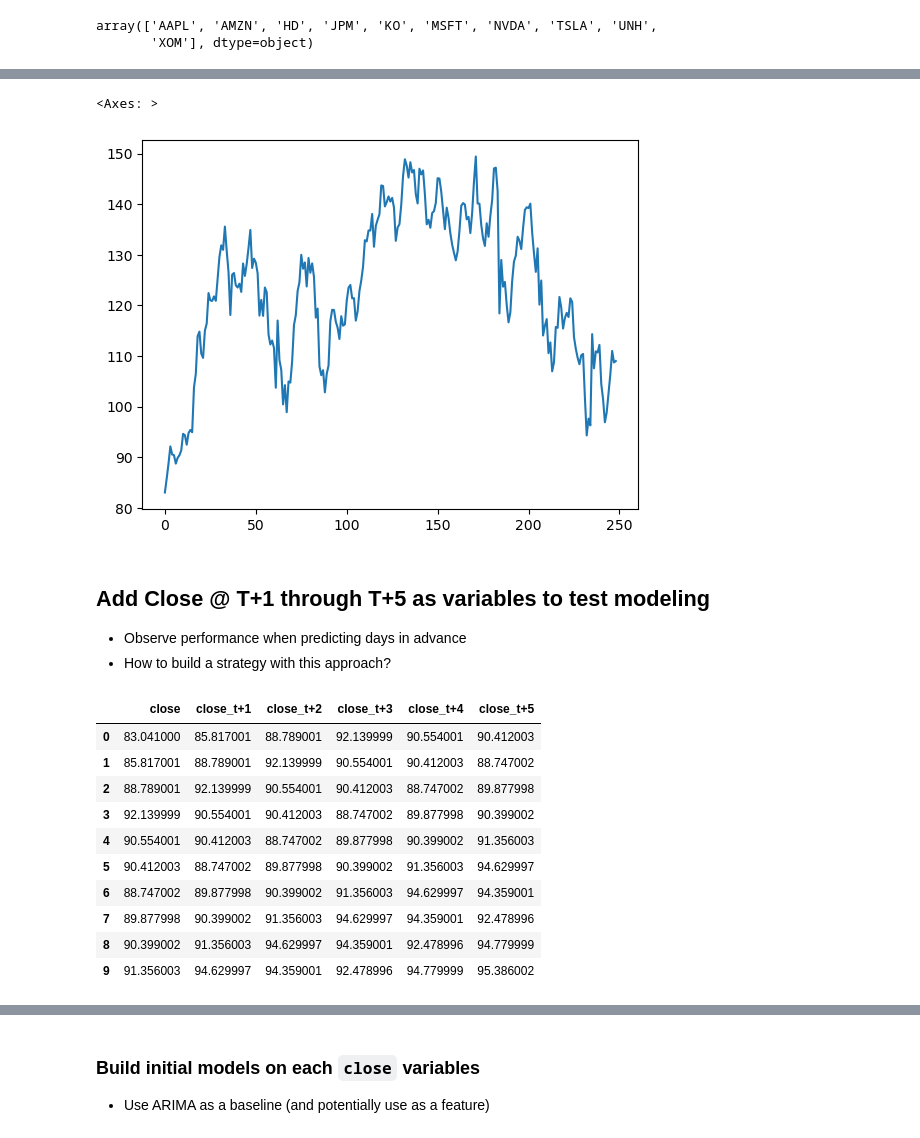
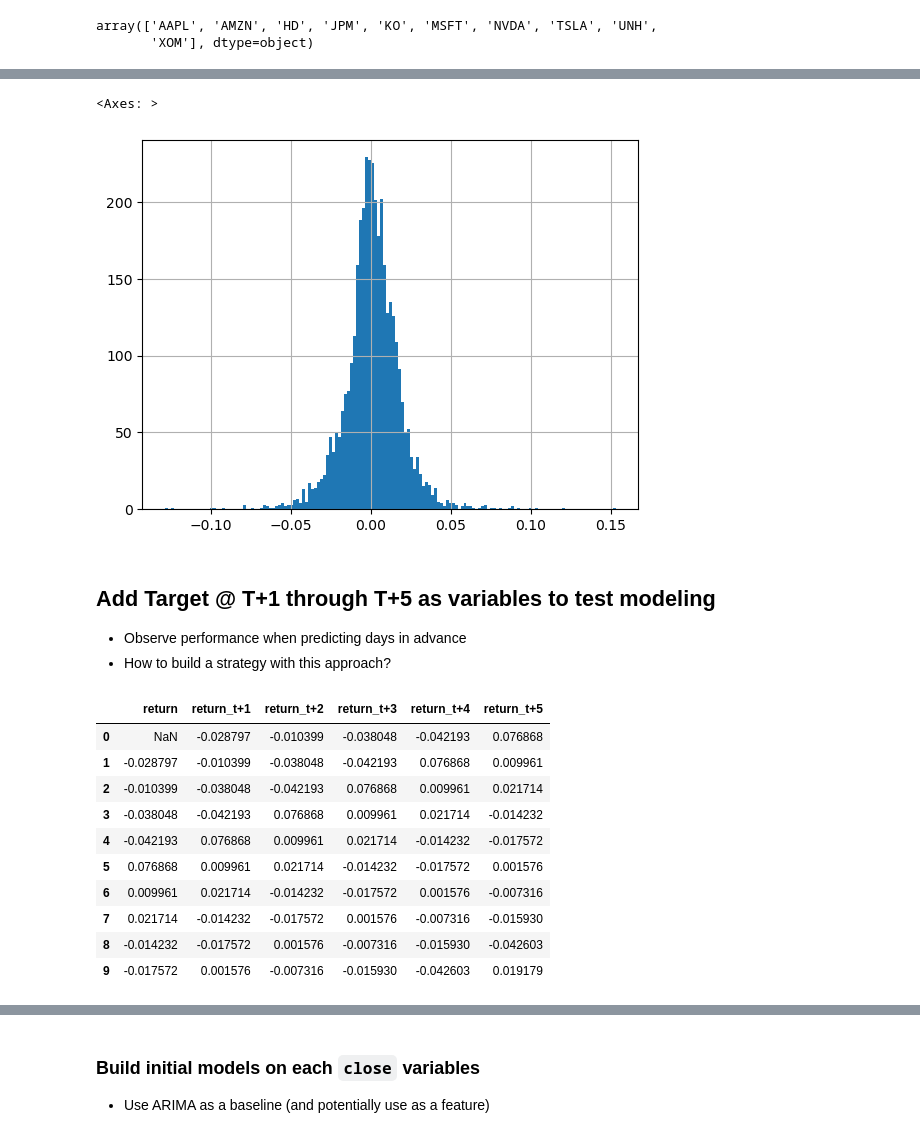
Before and after one commit to asacco-97/multimodal-stock-ranking, a Jupyter notebook: notebooks/gbm_multiple_targets.ipynb, the cells around one changed output, grey strips where cells are left out. Cells and saved outputs as stored; diff of their text form; code cells hidden in the pictures.

Commit message:
Update strategy to be more realistic and practical; create date folders for storing new processed data

```diff
--- a/notebooks/gbm_multiple_targets.ipynb
+++ b/notebooks/gbm_multiple_targets.ipynb
@@ -14,4 +20,9 @@ import matplotlib.pyplot as plt
 # %%
-TICKER = "NVDA"
-TEST_FRAC = 0.20
-RESPONSE_VARS = [f"close_t+{day}" for day in range(1, 6)]
+TICKER = "AAPL"
+ACTUAL_PREFIX = "return"
+RESPONSE_VARS = [f"return_t+{day}" for day in range(1, 6)]
+pred_prefix = f"pred_{ACTUAL_PREFIX}_t+"
+
+
+# Predict 2 weeks into the future
+FUTURE_DAYS_TO_TEST = 25
@@ -18,2 +33,5 @@ RESPONSE_VARS = [f"close_t+{day}" for day in range(1, 6)]
 # %%
-df = pd.read_parquet("../data/processed/daily_with_finbert_and_indicators.parquet")
+df = pd.read_parquet("../data/processed/20250518/daily_with_finbert_and_indicators.parquet")
+# %%
+df["return"] = df["return_t+1"].shift(1)
+df[["return", "return_t+1"]].head()
@@ -51,10 +76,10 @@ df.tail()
 # %%
-df["close"].plot()
+df[ACTUAL_PREFIX].hist(bins=int(df.shape[0] / 25))
 # %% [output]
 <Axes: >
-[figure, old version]
+[figure, new version]
 # %% [markdown]
-## Add Close @ T+1 through T+5 as variables to test modeling
+## Add Target @ T+1 through T+5 as variables to test modeling
 - Observe performance when predicting days in advance
 - How to build a strategy with this approach?
 # %%
@@ -63,15 +88,15 @@ for lag in range(1, 6):
 # %%
-df[["close", *[f"close_t+{day}" for day in range(1, 6)]]].head(10)
+df[[ACTUAL_PREFIX, *[f"{ACTUAL_PREFIX}_t+{day}" for day in range(1, 6)]]].head(10)
 # %% [output]
-|  | close | close_t+1 | close_t+2 | close_t+3 | close_t+4 | close_t+5 |
-| 0 | 83.041000 | 85.817001 | 88.789001 | 92.139999 | 90.554001 | 90.412003 |
-| 1 | 85.817001 | 88.789001 | 92.139999 | 90.554001 | 90.412003 | 88.747002 |
-| 2 | 88.789001 | 92.139999 | 90.554001 | 90.412003 | 88.747002 | 89.877998 |
-| 3 | 92.139999 | 90.554001 | 90.412003 | 88.747002 | 89.877998 | 90.399002 |
-| 4 | 90.554001 | 90.412003 | 88.747002 | 89.877998 | 90.399002 | 91.356003 |
-| 5 | 90.412003 | 88.747002 | 89.877998 | 90.399002 | 91.356003 | 94.629997 |
-| 6 | 88.747002 | 89.877998 | 90.399002 | 91.356003 | 94.629997 | 94.359001 |
-| 7 | 89.877998 | 90.399002 | 91.356003 | 94.629997 | 94.359001 | 92.478996 |
-| 8 | 90.399002 | 91.356003 | 94.629997 | 94.359001 | 92.478996 | 94.779999 |
-| 9 | 91.356003 | 94.629997 | 94.359001 | 92.478996 | 94.779999 | 95.386002 |
+|  | return | return_t+1 | return_t+2 | return_t+3 | return_t+4 | return_t+5 |
+| 0 | NaN | -0.028797 | -0.010399 | -0.038048 | -0.042193 | 0.076868 |
+| 1 | -0.028797 | -0.010399 | -0.038048 | -0.042193 | 0.076868 | 0.009961 |
+| 2 | -0.010399 | -0.038048 | -0.042193 | 0.076868 | 0.009961 | 0.021714 |
+| 3 | -0.038048 | -0.042193 | 0.076868 | 0.009961 | 0.021714 | -0.014232 |
+| 4 | -0.042193 | 0.076868 | 0.009961 | 0.021714 | -0.014232 | -0.017572 |
+| 5 | 0.076868 | 0.009961 | 0.021714 | -0.014232 | -0.017572 | 0.001576 |
+| 6 | 0.009961 | 0.021714 | -0.014232 | -0.017572 | 0.001576 | -0.007316 |
+| 7 | 0.021714 | -0.014232 | -0.017572 | 0.001576 | -0.007316 | -0.015930 |
+| 8 | -0.014232 | -0.017572 | 0.001576 | -0.007316 | -0.015930 | -0.042603 |
+| 9 | -0.017572 | 0.001576 | -0.007316 | -0.015930 | -0.042603 | 0.019179 |
 # %%
```
Also changed, not shown: parts of 27 cells of this notebook, 1 other file.
